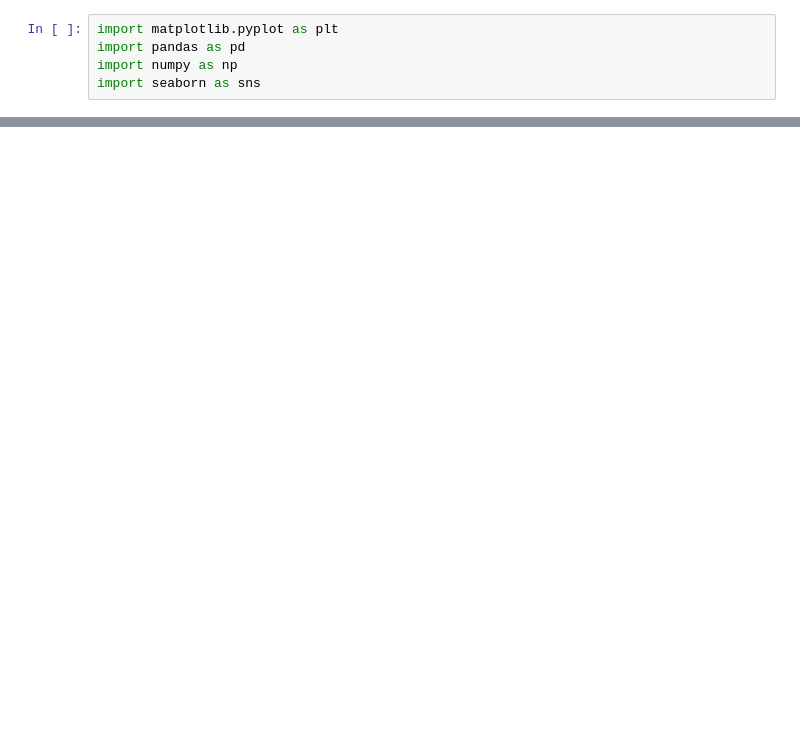
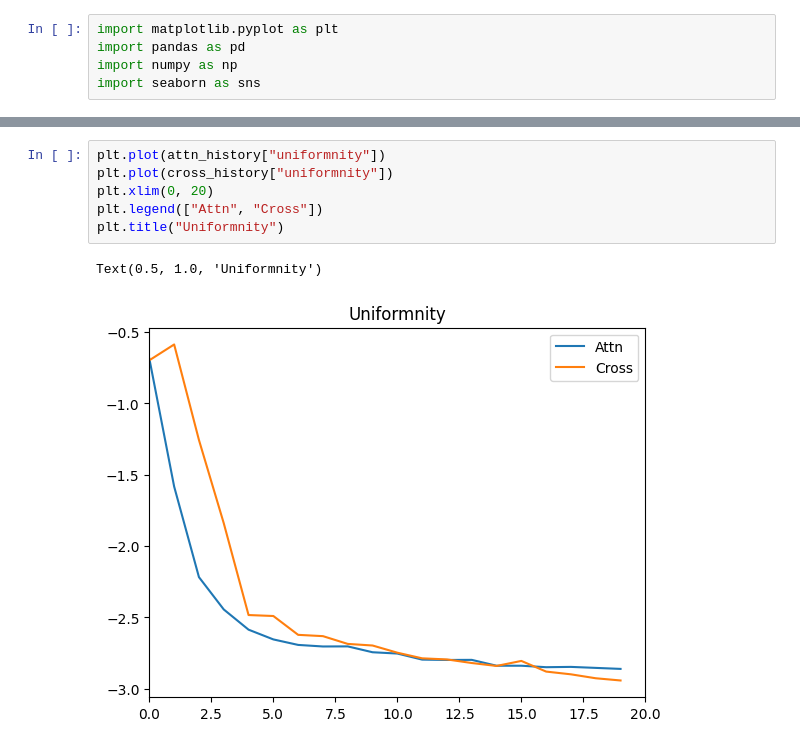
Before and after one commit to lluuww0112/Pllog, a Jupyter notebook: model/history_visualizetion/visualization.ipynb, the cells around one changed output, grey strips where cells are left out. Cells and saved outputs as stored; diff of their text form; blank space fills up the shorter version.

```diff
--- a/model/history_visualizetion/visualization.ipynb
+++ b/model/history_visualizetion/visualization.ipynb
@@ -36,0 +36,9 @@ plt.legend(["Alignment", "Uniformnity"])
+# %%
+plt.plot(attn_history["uniformnity"])
+plt.plot(cross_history["uniformnity"])
+plt.xlim(0, 20)
+plt.legend(["Attn", "Cross"])
+plt.title("Uniformnity")
+# %% [output]
+Text(0.5, 1.0, 'Uniformnity')
+[figure, added]
```
Also changed, not shown: parts of 4 cells of this notebook, 3 other files.
